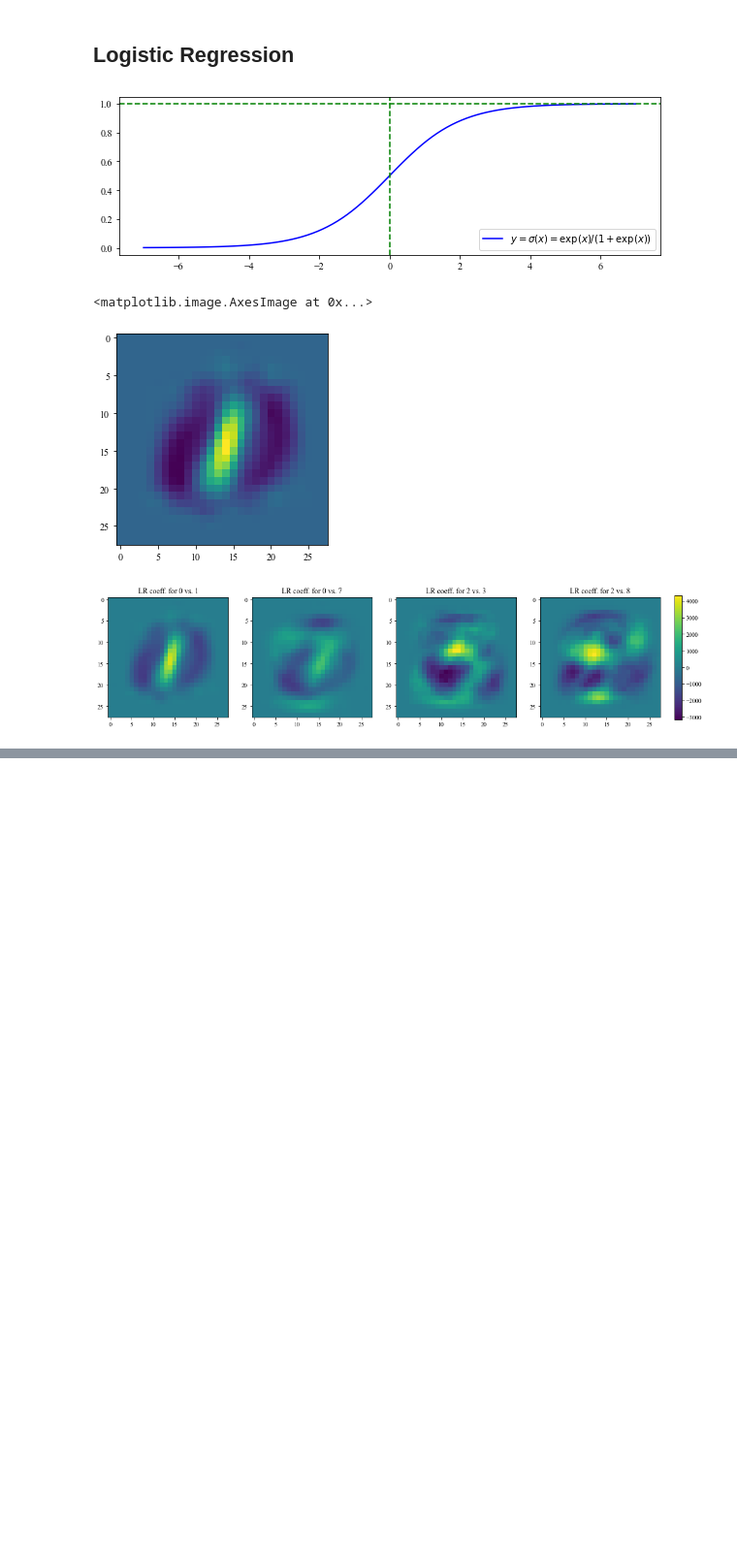
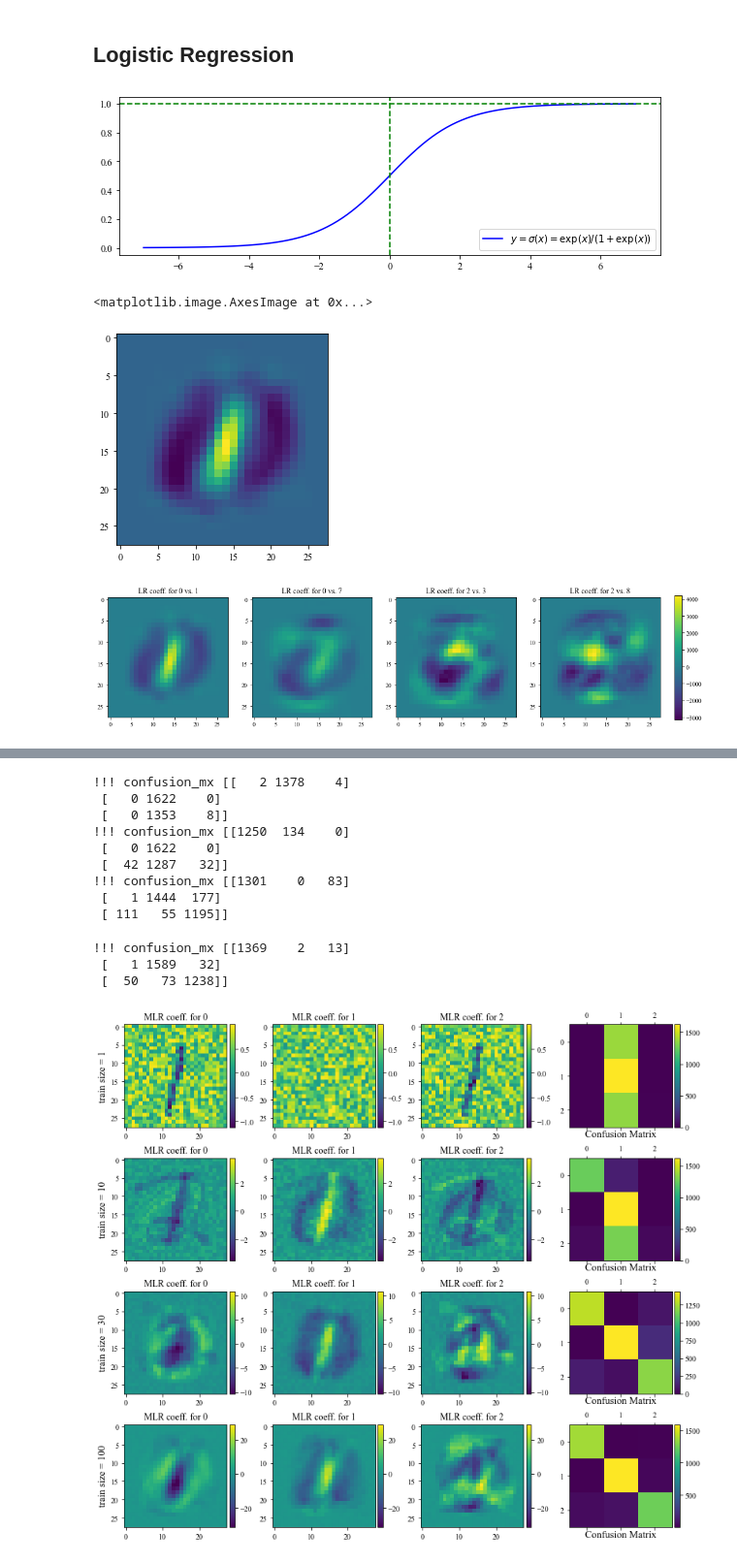
Before and after one commit to HanbaekLyu/Math156_UCLA_SP21, a Jupyter notebook: notebooks/Math156_classification_MNIST.ipynb, the cells around one changed output, grey strips where cells are left out. Shown at 97% size. Drawn from its saved outputs; the diff is of its cells as text; code cells hidden in the pictures; blank space fills up the shorter version.

```diff
--- a/notebooks/Math156_classification_MNIST.ipynb
+++ b/notebooks/Math156_classification_MNIST.ipynb
@@ -352,0 +543,75 @@ plt.savefig('LR_MNIST_test_ex1.pdf', bbox_inches='tight')
+# %%
+# fit multiclass logistic regression using GD and compute multiclass classification accuracies
+
+# Get train and test data
+digits_list = ['0', '1', '2']
+X_train, X_test, y_train, y_test = sample_multiclass_MNIST(digits_list, full_MNIST = [X,y])
+
+# Feature matrix of size (p x n) = (feature dim x samples)
+
+list_train_size = [1,10, 30, 100]
+
+# train the regression coefficients for all cases
+W_list = []
+results_list = []
+
+for i in np.arange(len(list_train_size)):
+    size = list_train_size[i]
+    idx = np.random.choice(np.arange(len(y_train)), size)
+    X_train0 = X_train[idx, :]
+    y_train0 = y_train[idx, :]
+
+    # Train the multiclass logistic regression model
+    H_train0 = np.vstack((np.ones(X_train0.shape[0]), X_train0.T))  # add first row of 1's for bias features
+    W = fit_MLR_GD(Y=y_train0, H=H_train0)
+    W_list.append(W.copy()) # make sure use copied version of W since the same name is overrided in the loop
+
+    # Get predicted probabilities
+    H_test = np.vstack((np.ones(X_test.shape[0]), X_test.T))
+    Q = softmax(H_test.T @ W.copy()) # predicted probabilities for y_test # Uses sklearn's softmax for numerical stability
+
+    results_dict = multiclass_accuracy_metrics(Y_test=y_test, P_pred=Q)
+    results_dict.update({'train size':X_train0.shape[0]})  # add the train data size to the results dictionary
+    results_list.append(results_dict.copy())
+
+# make plot
+fig, ax = plt.subplots(nrows=len(list_train_size), ncols=len(digits_list)+1, figsize=[13, 12])
+for i in np.arange(len(list_train_size)):
+    for j in np.arange(len(digits_list)+1):
+        if j < len(list_digits):
+            L = list_digits[j]
+            W = W_list[i]
+            im = ax[i,j].imshow(W[1:,j].reshape(28,28), vmin=np.min(W), vmax=np.max(W))
+            ax[i,j].title.set_text("MLR coeff. for %s" % L )
+            if j == 0:
+                ax[i,j].set_ylabel("train size = %i" % results_list[i].get("train size"), fontsize=13)
+            divider = make_axes_locatable(ax[i,j])
+            cax = divider.append_axes('right', size='5%', pad=0.05)
+            fig.colorbar(im, cax=cax)
+        else:
+            confusion_mx = results_list[i].get("confusion_mx")
+            im_confusion = ax[i,j].matshow(confusion_mx)
+            # ax[i,j].set_title("Confusion Matrix")
+            ax[i,j].set_xlabel("Confusion Matrix", fontsize=13)
+            # ax[i].legend()
+            # if i == len(list_digits) - 1:
+            divider = make_axes_locatable(ax[i,j])
+            cax = divider.append_axes('right', size='5%', pad=0.05)
+            fig.colorbar(im_confusion, cax=cax)
+
+plt.subplots_adjust(wspace=0.3, hspace=0.3)
+plt.savefig('MLR_MNIST_test_ex1.pdf', bbox_inches='tight')
+# %% [output]
+!!! confusion_mx [[   2 1378    4]
+ [   0 1622    0]
+ [   0 1353    8]]
+!!! confusion_mx [[1250  134    0]
+ [   0 1622    0]
+ [  42 1287   32]]
+!!! confusion_mx [[1301    0   83]
+ [   1 1444  177]
+ [ 111   55 1195]]
+!!! confusion_mx [[1369    2   13]
+ [   1 1589   32]
+ [  50   73 1238]]
+[figure, added]
```
Also changed, not shown: parts of 13 cells of this notebook, 6 other files.
